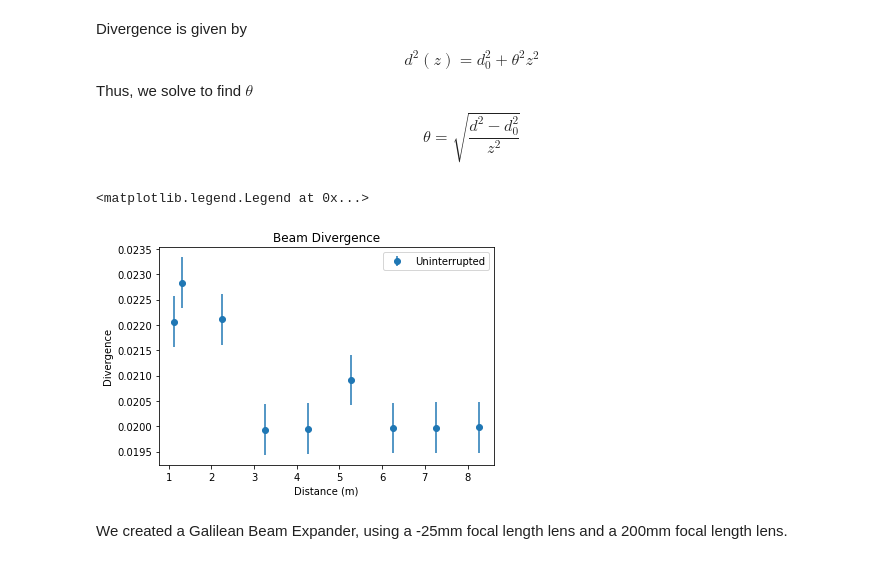
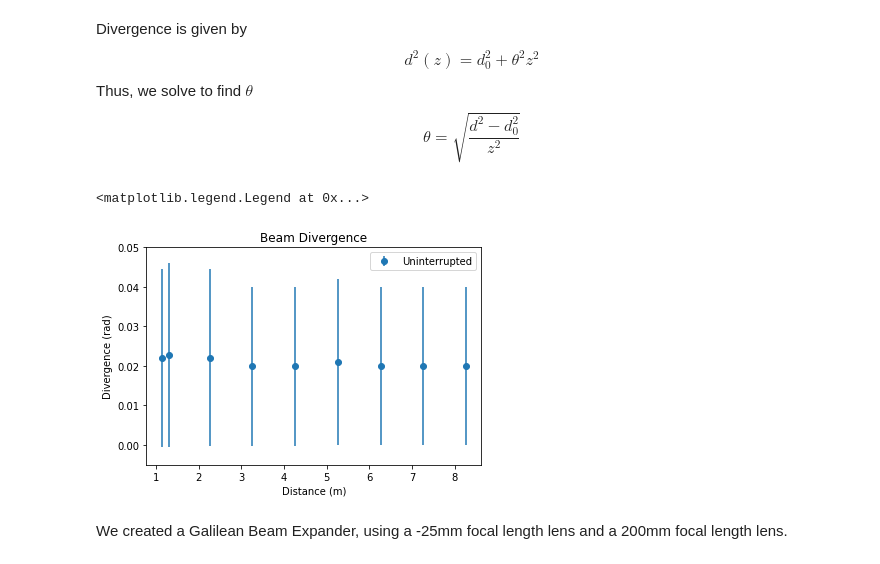
Before and after one commit to Fderick/Advanced-Lab-Data, a Jupyter notebook: Lab01-ExpandingLaserBeams.ipynb, the cells around one changed output. Cells and saved outputs as stored; diff of their text form; code cells hidden in the pictures.

```diff
--- a/Lab01-ExpandingLaserBeams.ipynb
+++ b/Lab01-ExpandingLaserBeams.ipynb
@@ -3,7 +3,7 @@ import numpy as np
 import matplotlib.pyplot as plt
 # %%
 ### Initial Laser Measurements
-distances = [00.5,1.131,1.312,2.26,3.26,4.26,5.26,6.26,7.26,8.26] #m
+distances = [0.5,1.131,1.312,2.26,3.26,4.26,5.26,6.26,7.26,8.26] #m
 distances = np.array(distances)
 del_dist = 0.005 # 0.5 cm uncertainty in distances
 beam_diam_cm = [1.5,2.5,3,5,6.5,8.5,11,12.5,14.5,16.5] #cm
@@ -36,17 +36,19 @@ $$
 $$
 # %%
 theta  = np.sqrt((beam_diam**2 - d_0**2)/distances**2)
+del_theta = np.sqrt( ( ( beam_diam+del_beam_diam)**2 - (d_0 +del_beam_diam)**2) / (distances-del_dist)**2)
 #HERE WE NEED TO CALCULATE THETA UNCERTAINTY USING dtheta = sqrt((df/ddist ^2 + df/ddiam^2))
 #Just partial differentiation for each variable with uncertainty and add.
 
-plt.errorbar(distances[1:], theta[1:], label="Uninterrupted",yerr = del_beam_diam, fmt = 'o')
+plt.errorbar(distances[1:], theta[1:], label="Uninterrupted",yerr = del_theta[1:], fmt = 'o')
+plt.ylim([-0.005, 0.05])
 plt.xlabel("Distance (m)")
-plt.ylabel("Divergence")
+plt.ylabel("Divergence (rad)")
 plt.title("Beam Divergence")
 plt.legend()
 # %% [output]
 <matplotlib.legend.Legend at 0x...>
-[figure, old version]
+[figure, new version]
 # %% [markdown]
 We created a Galilean Beam Expander, using a -25mm focal length lens and a 200mm focal length lens.
 # %%
```
Also changed, not shown: parts of 5 cells of this notebook, 2 other files.
